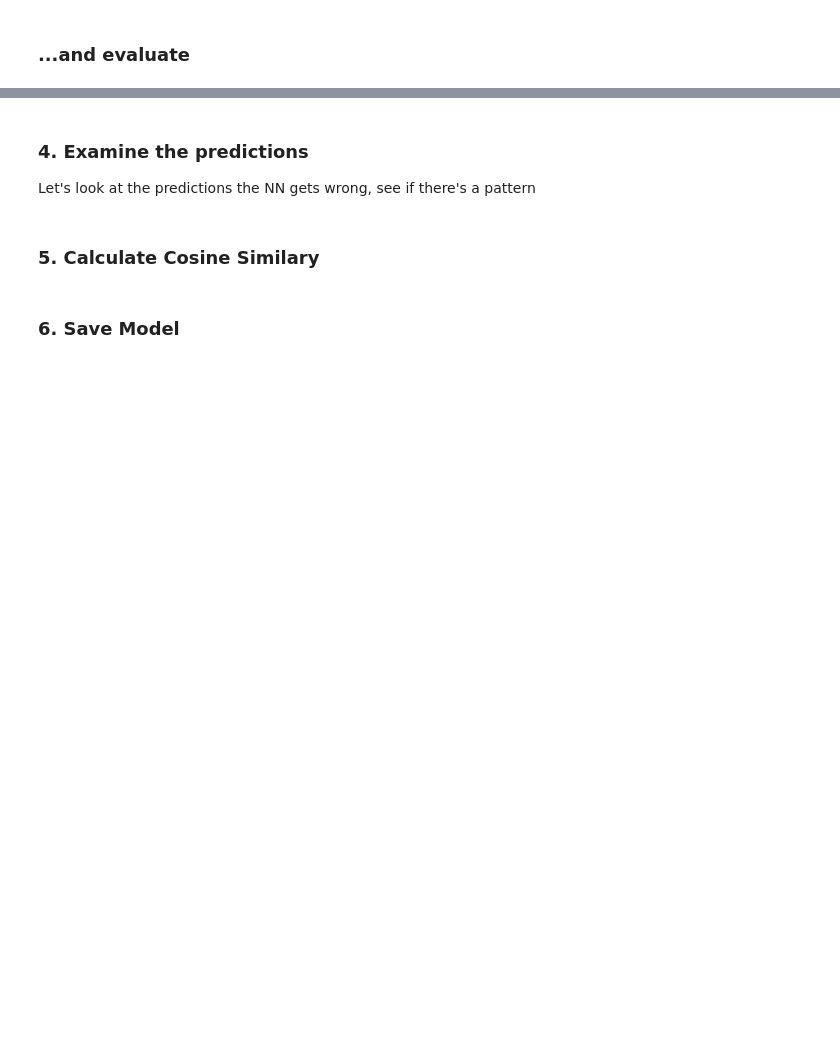
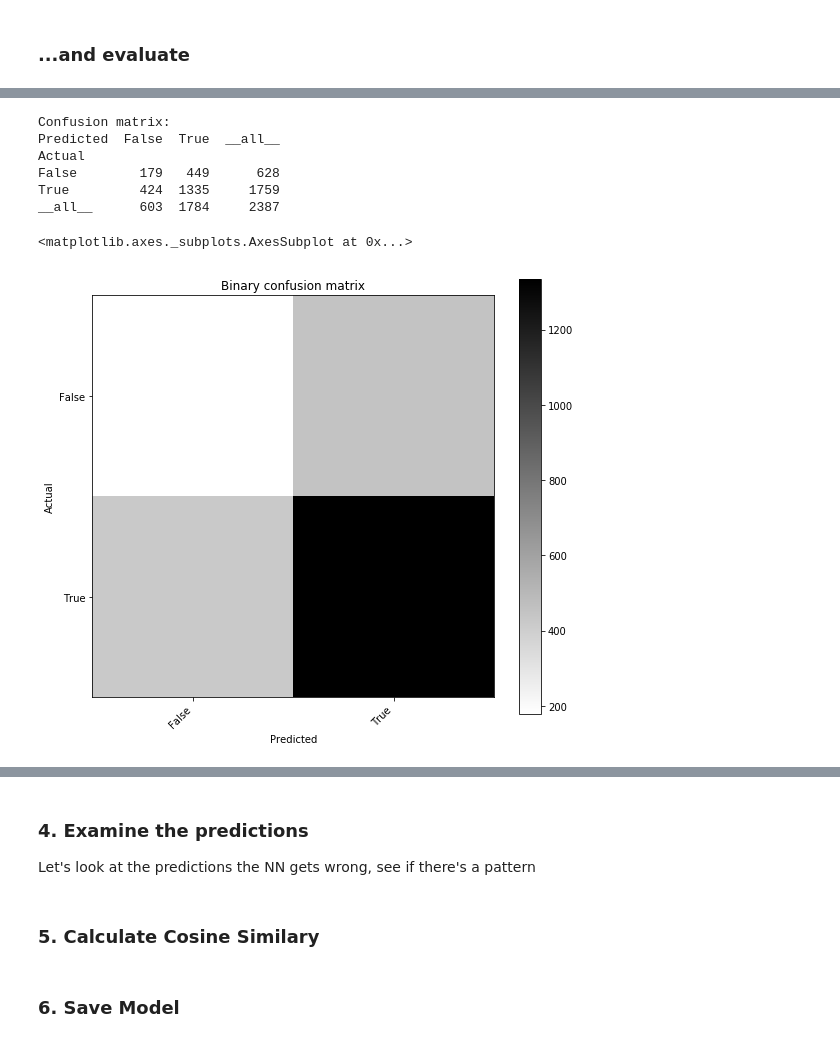
Before and after one commit to colemai/msc-thesis, a Jupyter notebook: opa/opa-nn.ipynb, the cells around one changed output, grey strips where cells are left out. Drawn from its saved outputs; the diff is of its cells as text; code cells hidden in the pictures; blank space fills up the shorter version.

```diff
--- a/opa/opa-nn.ipynb
+++ b/opa/opa-nn.ipynb
@@ -725,14 +769,15 @@ X_train.shape
 #it's safe to say that I don't know what I'm doing here
 model = keras.Sequential([
 #     keras.layers.Dense(400, activation=tf.nn.relu),
-    keras.layers.Dense(1000, input_dim=1000,  activation=tf.nn.relu), #input_dim=1000,
-    keras.layers.Dense(200, activation=tf.nn.relu), #input_dim=1000,
+    keras.layers.Dense(200, input_dim=800,  activation=tf.nn.relu), #input_dim=1000,
+#     keras.layers.Dense(200, activation=tf.nn.relu), #input_dim=1000,
     #     tf.layers.flatten(inputs),
 #     keras.layers.Dropout(rate=0.2, noise_shape=None, seed=None),
     keras.layers.Dense(30, activation=tf.nn.relu),
 #     keras.layers.Dropout(rate=0.2, noise_shape=None, seed=None),
-    keras.layers.Flatten(),
-    keras.layers.Dense(3, activation=tf.nn.softmax)
+#     keras.layers.Flatten(),
+#     keras.layers.Dense(3, activation=tf.nn.softmax)
+    keras.layers.Dense(1, activation=tf.nn.sigmoid)
 ])
 # %%
 # ## This is the old model, purely for comparing new vectors to old
@@ -778,7 +803,7 @@ model = keras.Sequential([
 # %%
 # 2. Compile the model (give it loss func, optimise func and eval metric)
 model.compile(optimizer=tf.train.AdamOptimizer(), # determines how the model is adapted based on loss func
-              loss='categorical_crossentropy', # measure of accuracy during training
+              loss='binary_crossentropy', # measure of accuracy during training
               metrics=['accuracy']) # measure for train and testing steps
 # %%
 # Pre-training, set up training params
@@ -800,10 +857,19 @@ rounded_predictions = [int(float(round(x[0]))) for x in predictions]
 # %%
-# %matplotlib inline
-# # Confusion Matrix for binary classificaiton
+%matplotlib inline
+# Confusion Matrix for binary classificaiton
 
-# confusion_matrix = ConfusionMatrix(y_test, rounded_predictions)
-# print("Confusion matrix:\n%s" % confusion_matrix)
-# confusion_matrix.plot()
+confusion_matrix = ConfusionMatrix(y_test, rounded_predictions)
+print("Confusion matrix:\n%s" % confusion_matrix)
+confusion_matrix.plot()
+# %% [output]
+Confusion matrix:
+Predicted  False  True  __all__
+Actual
+False        179   449      628
+True         424  1335     1759
+__all__      603  1784     2387
+<matplotlib.axes._subplots.AxesSubplot at 0x...>
+[figure, added]
 # %%
 # Plot multiclass confusion matrix
 def plot_confusion_matrix(cm, classes,
```
Also changed, not shown: parts of 26 cells of this notebook.
